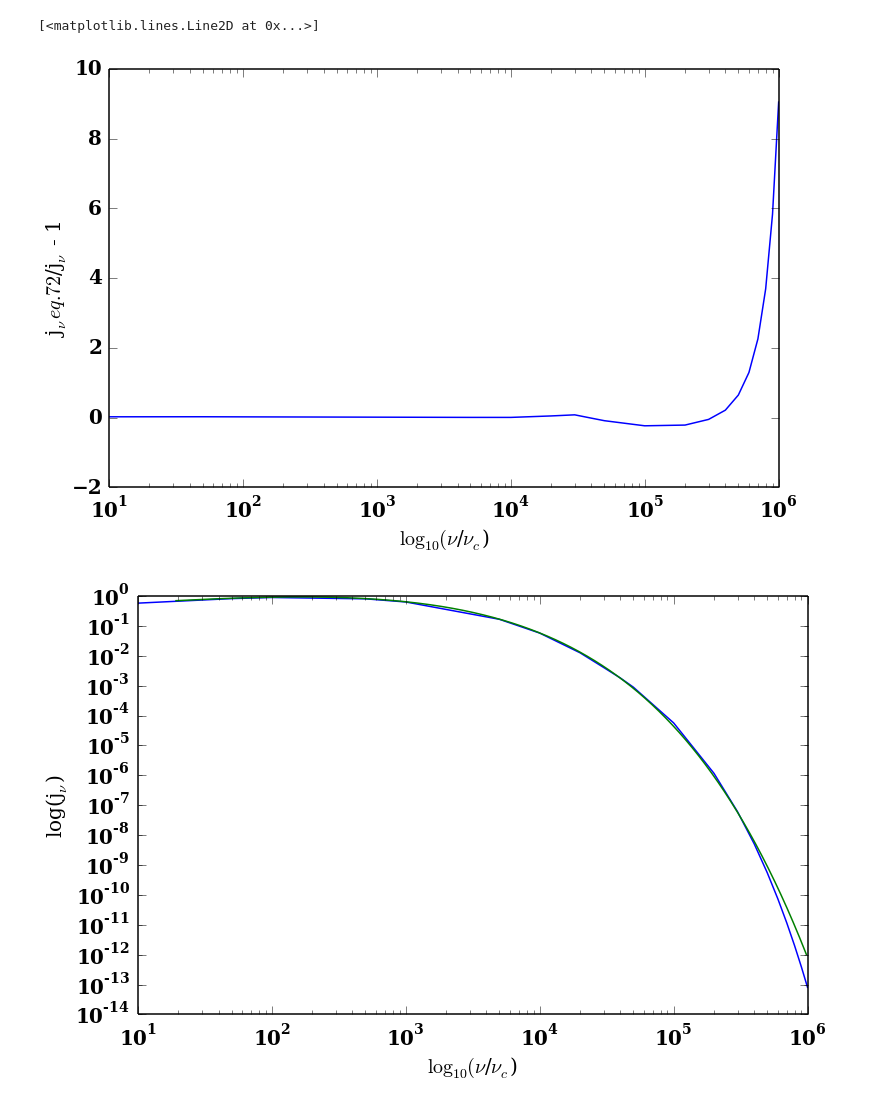
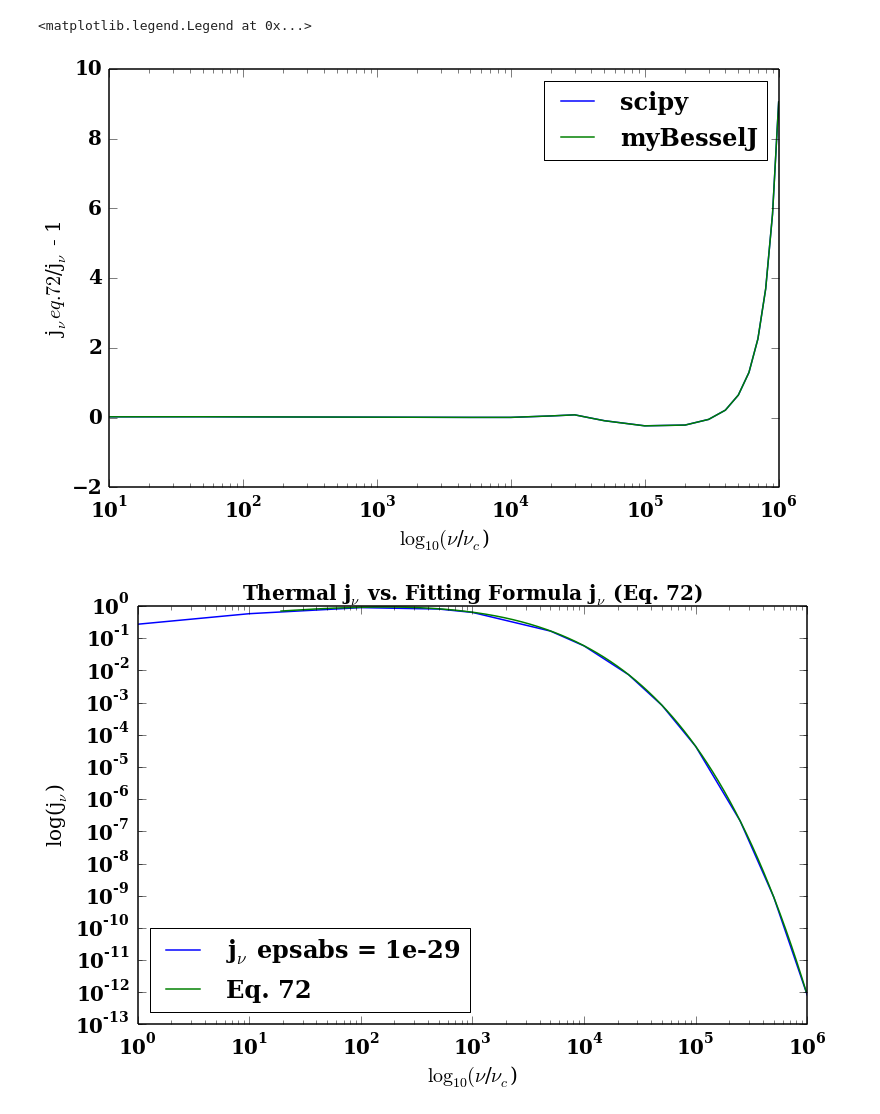
Before and after one commit to aapandy2/kappa_distributions, a Jupyter notebook: jnu_calculator_thermal.ipynb, the cells around one changed output. Cells and saved outputs as stored; diff of their text form; code cells hidden in the pictures.

```diff
--- a/jnu_calculator_thermal.ipynb
+++ b/jnu_calculator_thermal.ipynb
@@ -378,34 +176,50 @@ pl.show()
 # %%
 #error in calculated j_nu, for j_nu calculated using scipy.special bessel function calculator
-errordata = np.loadtxt('/home/alex/kappa_dist/jnu_scipy.txt')
-nu_ratio = errordata[:, 0]
-calculated_jnu = errordata[:, 1]
+errordata_special = np.loadtxt('/home/alex/kappa_dist/jnu_scipy.txt')
+nu_ratio = errordata_special[:, 0]
+calculated_jnu_special = errordata_special[:, 1]
+
+errordata_my = np.loadtxt('/home/alex/kappa_dist/jnu_myBessel.txt')
+calculated_jnu_my = errordata_my[:, 1]
 
 fitting_function_jnu = eq_72_jnu(nu_ratio * nu_c / nu_s)
 
-error = fitting_function_jnu/calculated_jnu - 1.
+error_special = fitting_function_jnu/calculated_jnu_special - 1.
+error_my = fitting_function_jnu/calculated_jnu_my - 1.
 
 pl.xlabel("$\\log_{10}(\\nu$/$\\nu_c$)")
 pl.ylabel("j$_\\nu eq.72$/j$_\\nu$ - 1")
-pl.semilogx(nu_ratio, error)
+pl.semilogx(nu_ratio, error_special, label='scipy')
+pl.semilogx(nu_ratio, error_my, label='myBesselJ')
+pl.legend()
 # %% [output]
-[<matplotlib.lines.Line2D at 0x...>]
+<matplotlib.legend.Legend at 0x...>
-[figure, old version]
+[figure, new version]
 # %%
-#plotting calculated j_nu (using myBesselJ) vs fitting function
+#same plots, except with very low error tolerance on quad integrator
 
-data = np.loadtxt('/home/alex/kappa_dist/jnu_myBessel.txt')
+#approximate fit to thermal MBS emissivity eq. 72, using scipy.special bessel function calculator
+#X = nu/nu_s
+def eq_72_jnu(X):
+    prefactor = (n_e * np.sqrt(2.) * np.pi * e**2. * nu_s)/(3. * special.kn(2., 1./theta_e) * c)
+    f_of_X = (X**(1./2.) + 2**(11./12.) * X**(1./6.))**2. * np.exp(-X**(1./3.))
+    ans = prefactor * f_of_X
+    return ans
+
+X = np.arange(0, 50900., 1.)
+data = np.loadtxt('/home/alex/kappa_dist/jnu_thermal_low_tolerance.txt')
 pl.xlabel("$\\log_{10}(\\nu$/$\\nu_c$)")
 pl.ylabel("log(j$_\\nu$)")
 
 #since we are plotting nu/nu_c, and X = nu/nu_s, we
 #need to plot (X * nu_s)/nu_c, eq_72(X)
 #used sums up until nu/nu_c = 10000 (including missing point 5000)
-X = np.arange(0, 50900., 1.)
-pl.loglog(data[:, 0], data[:, 1], label='calculated j_nu')
-pl.loglog((X * nu_s)/nu_c, eq_72_jnu(X), label='fitting function')
-#pl.legend()
+pl.loglog(data[:, 0], data[:, 1], label='j$_\\nu$ epsabs = 1e-29')
+pl.loglog((X * nu_s)/nu_c, eq_72_jnu(X), label='Eq. 72')
+pl.legend(loc='lower left')
+pl.title('Thermal j$_\\nu$ vs. Fitting Formula j$_\\nu$ (Eq. 72)')
+
 pl.show()
 # %% [output]
-[figure, old version]
+[figure, new version]
 # %%
```
Also changed, not shown: parts of 5 cells of this notebook, 1 other file.
